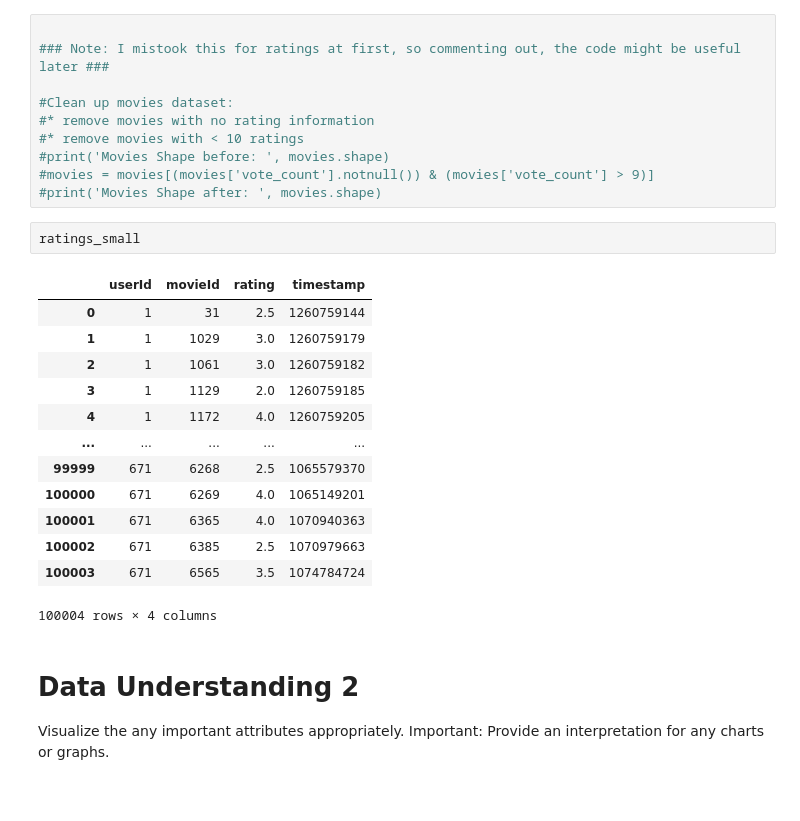
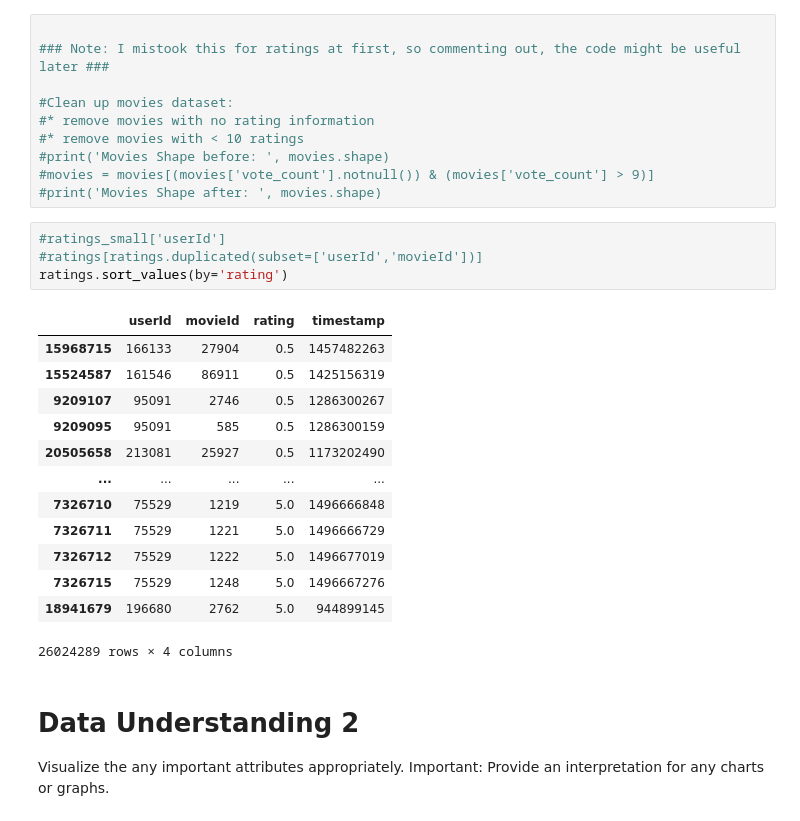
Before and after one commit to sachinac/ML7331, a Jupyter notebook: msds_7331_lab3.ipynb, the cells around one changed output. Drawn from its saved outputs; the diff is of its cells as text.

```diff
--- a/msds_7331_lab3.ipynb
+++ b/msds_7331_lab3.ipynb
@@ -308,22 +386,24 @@ Wall time: 1.59 s
 #print('Movies Shape before: ', movies.shape)
 #movies = movies[(movies['vote_count'].notnull()) & (movies['vote_count'] > 9)]
 #print('Movies Shape after: ', movies.shape)
-# %%
-ratings_small
-# %% [output]
-|  | userId | movieId | rating | timestamp |
-| 0 | 1 | 31 | 2.5 | 1260759144 |
-| 1 | 1 | 1029 | 3.0 | 1260759179 |
-| 2 | 1 | 1061 | 3.0 | 1260759182 |
-| 3 | 1 | 1129 | 2.0 | 1260759185 |
-| 4 | 1 | 1172 | 4.0 | 1260759205 |
-| ... | ... | ... | ... | ... |
-| 99999 | 671 | 6268 | 2.5 | 1065579370 |
-| 100000 | 671 | 6269 | 4.0 | 1065149201 |
-| 100001 | 671 | 6365 | 4.0 | 1070940363 |
-| 100002 | 671 | 6385 | 2.5 | 1070979663 |
-| 100003 | 671 | 6565 | 3.5 | 1074784724 |
-100004 rows × 4 columns
+# %%
+#ratings_small['userId']
+#ratings[ratings.duplicated(subset=['userId','movieId'])]
+ratings.sort_values(by='rating')
+# %% [output]
+|  | userId | movieId | rating | timestamp |
+| 15968715 | 166133 | 27904 | 0.5 | 1457482263 |
+| 15524587 | 161546 | 86911 | 0.5 | 1425156319 |
+| 9209107 | 95091 | 2746 | 0.5 | 1286300267 |
+| 9209095 | 95091 | 585 | 0.5 | 1286300159 |
+| 20505658 | 213081 | 25927 | 0.5 | 1173202490 |
+| ... | ... | ... | ... | ... |
+| 7326710 | 75529 | 1219 | 5.0 | 1496666848 |
+| 7326711 | 75529 | 1221 | 5.0 | 1496666729 |
+| 7326712 | 75529 | 1222 | 5.0 | 1496677019 |
+| 7326715 | 75529 | 1248 | 5.0 | 1496667276 |
+| 18941679 | 196680 | 2762 | 5.0 | 944899145 |
+26024289 rows × 4 columns
 # %% [markdown]
 # Data Understanding 2
 
```
Also changed, not shown: parts of 12 cells of this notebook.
